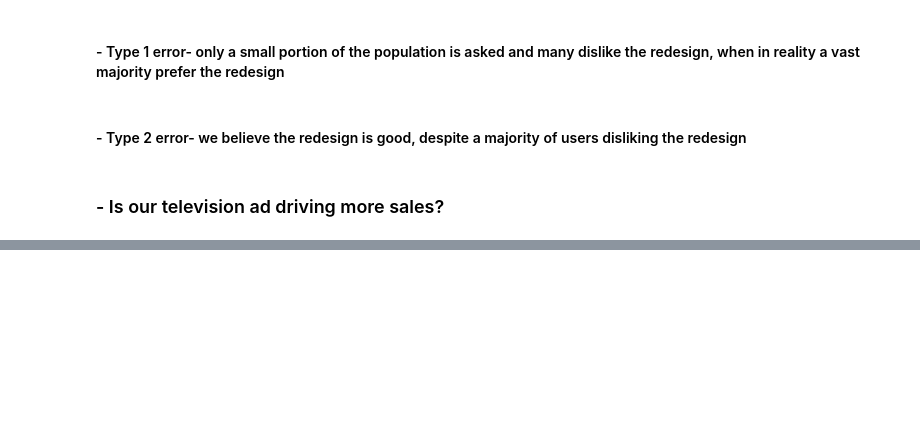
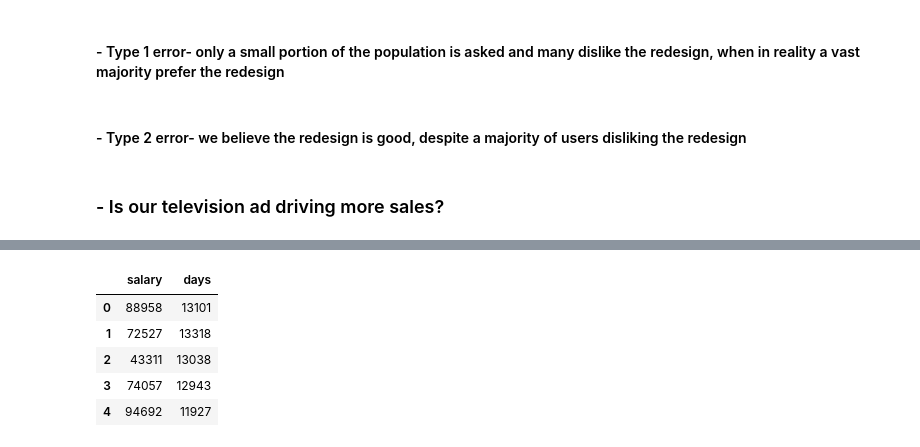
Before and after one commit to codyclonts/statistics-exercises, a Jupyter notebook: hypothesis_testing.ipynb, the cells around one changed output, grey strips where cells are left out. Cells and saved outputs as stored; diff of their text form; code cells hidden in the pictures; blank space fills up the shorter version.

```diff
--- a/hypothesis_testing.ipynb
+++ b/hypothesis_testing.ipynb
@@ -32,0 +100,19 @@
+# %%
+url = get_db_url("employees")
+sql = """
+SELECT salary, DATEDIFF(curdate(),hire_date) as 'days'
+FROM salaries
+JOIN employees USING (emp_no)
+WHERE to_date > now()
+"""
+
+df = pd.read_sql(sql,url)
+# %%
+df.head()
+# %% [output]
+|  | salary | days |
+| 0 | 88958 | 13101 |
+| 1 | 72527 | 13318 |
+| 2 | 43311 | 13038 |
+| 3 | 74057 | 12943 |
+| 4 | 94692 | 11927 |
```
Also changed, not shown: parts of 18 cells of this notebook.
